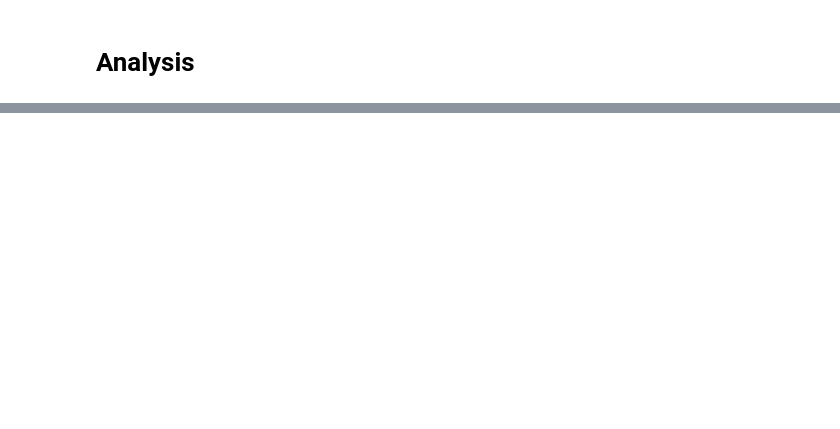
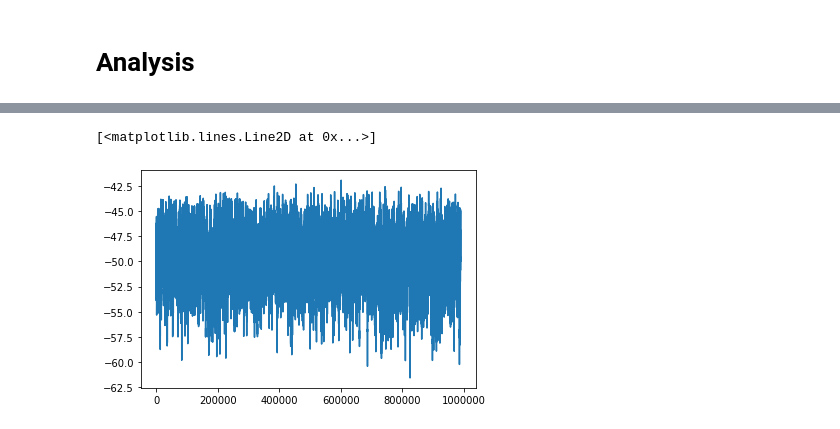
Before and after one commit to KristianWold/FYS4411, a Jupyter notebook: Project1/results.ipynb, the cells around one changed output, grey strips where cells are left out. Cells and saved outputs as stored; diff of their text form; code cells hidden in the pictures; blank space fills up the shorter version.

```diff
--- a/Project1/results.ipynb
+++ b/Project1/results.ipynb
@@ -64 +62,6 @@ configurations = np.loadtxt("configuration.txt").reshape((conf["numSteps"]*conf[
+# %%
+plt.plot(localEnergies[10000:])
+# %% [output]
+[<matplotlib.lines.Line2D at 0x...>]
+[figure, added]
 # %%
```
Also changed, not shown: parts of 4 cells of this notebook, 11 other files.
